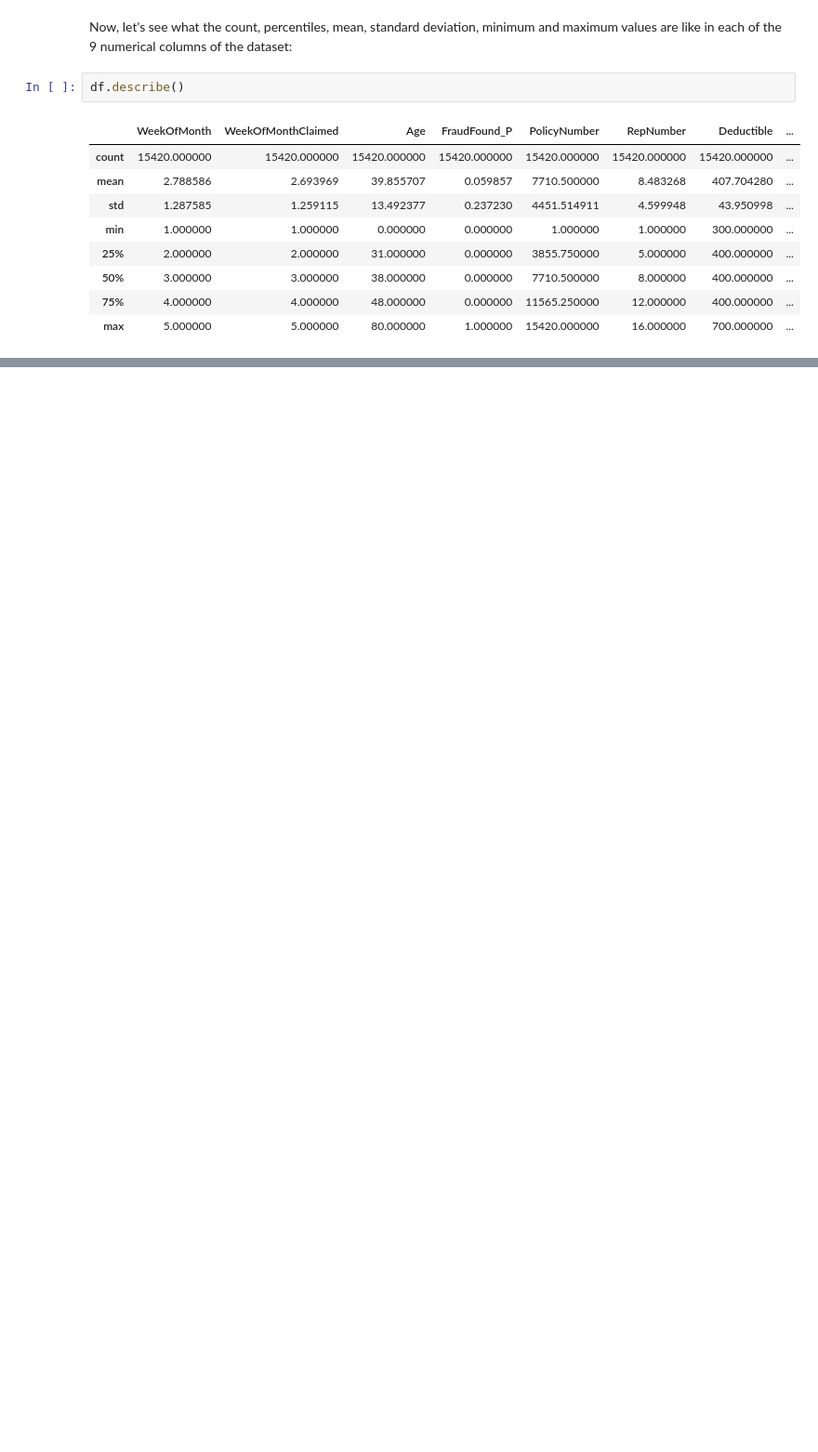
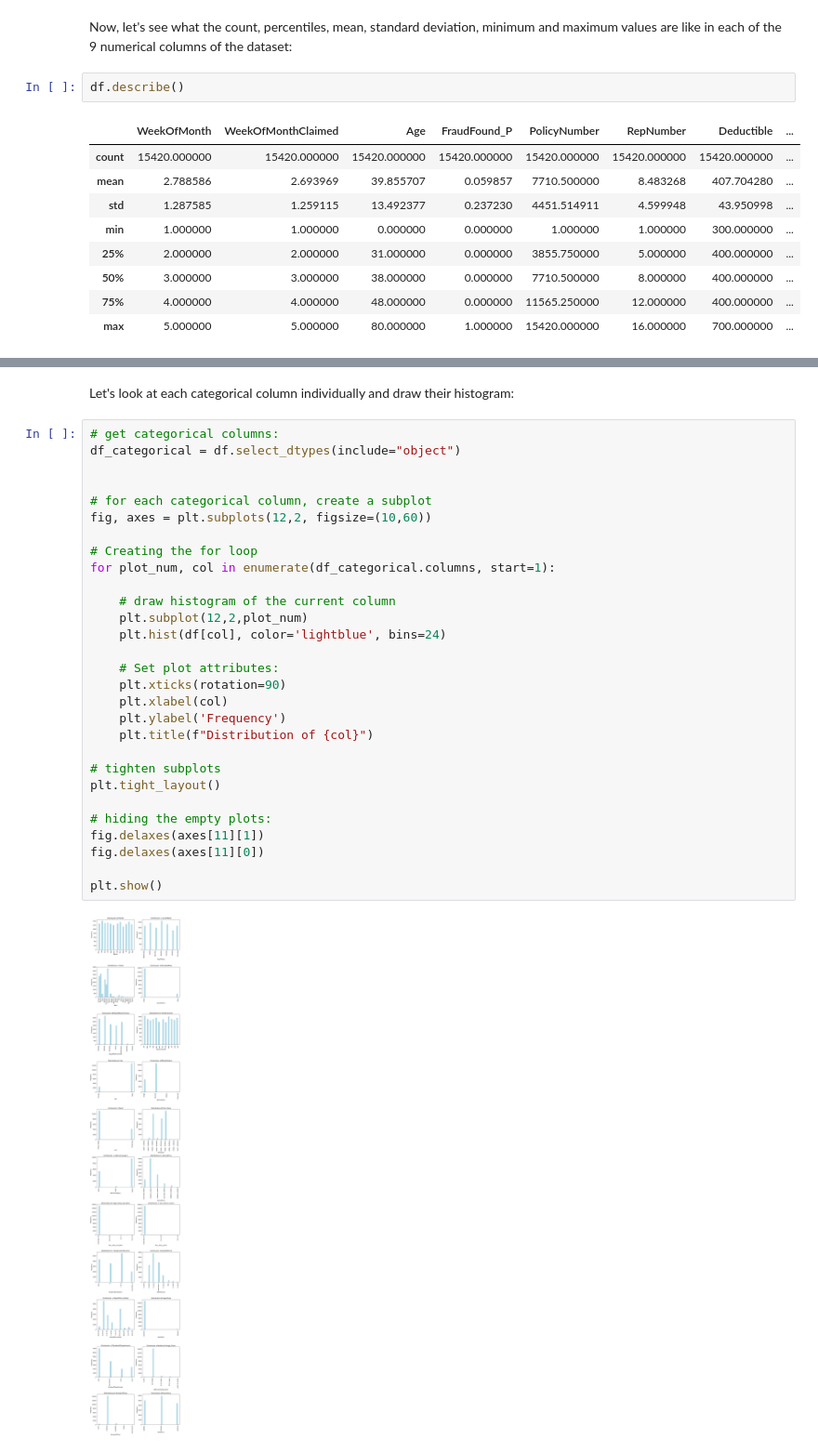
Before and after one commit to HannahLal/vehicle-insurance-fraud, a Jupyter notebook: notebooks/exploratory_data_analysis.ipynb, the cells around one changed output, grey strips where cells are left out. Shown at 93% size. Drawn from its saved outputs; the diff is of its cells as text; blank space fills up the shorter version.

```diff
--- a/notebooks/exploratory_data_analysis.ipynb
+++ b/notebooks/exploratory_data_analysis.ipynb
@@ -172,0 +527,33 @@ df.describe()
+# %% [markdown]
+Let's look at each categorical column individually and draw their histogram:
+# %%
+# get categorical columns:
+df_categorical = df.select_dtypes(include="object")
+
+
+# for each categorical column, create a subplot
+fig, axes = plt.subplots(12,2, figsize=(10,60))
+
+# Creating the for loop
+for plot_num, col in enumerate(df_categorical.columns, start=1):
+
+    # draw histogram of the current column
+    plt.subplot(12,2,plot_num)
+    plt.hist(df[col], color='lightblue', bins=24)
+
+    # Set plot attributes:
+    plt.xticks(rotation=90)
+    plt.xlabel(col)
+    plt.ylabel('Frequency')
+    plt.title(f"Distribution of {col}")
+
+# tighten subplots
+plt.tight_layout()
+
+# hiding the empty plots:
+fig.delaxes(axes[11][1])
+fig.delaxes(axes[11][0])
+
+plt.show()
+# %% [output]
+[figure, added]
```
Also changed, not shown: parts of 60 cells of this notebook.
